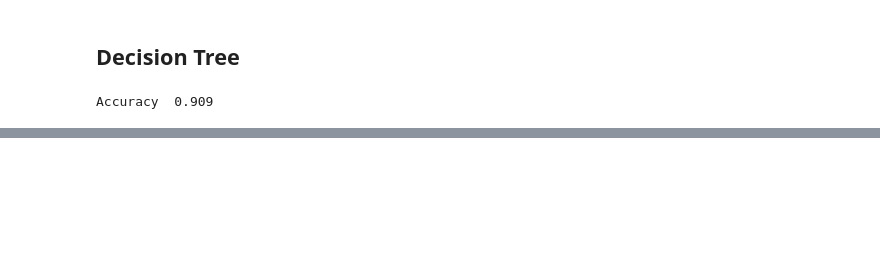
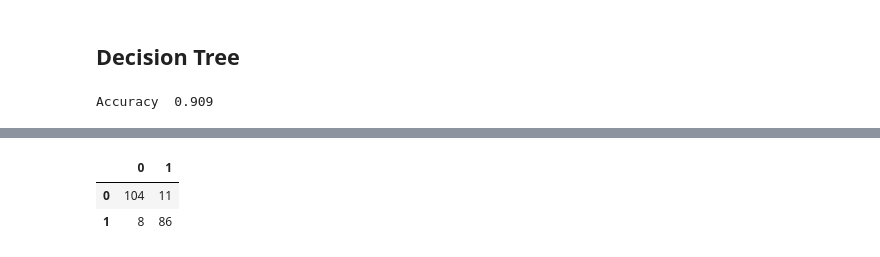
Before and after one commit to NafisFaiyaz007/CSE-445-Machine-learning_Predicting-Risky-Alcohol-Consumption-among-Students, a Jupyter notebook: Research question 3 .ipynb, the cells around one changed output, grey strips where cells are left out. Drawn from its saved outputs; the diff is of its cells as text; code cells hidden in the pictures; blank space fills up the shorter version.

```diff
--- a/Research question 3 .ipynb
+++ b/Research question 3 .ipynb
@@ -201,0 +173,8 @@ Max Depth =  29 , Train Acc. =  0.904 , Test Acc. =  0.904
+# %%
+from sklearn. metrics import classification_report, accuracy_score, confusion_matrix
+# Confu
+pd. DataFrame (confusion_matrix(y_test, dt.predict(X_test)))
+# %% [output]
+|  | 0 | 1 |
+| 0 | 104 | 11 |
+| 1 | 8 | 86 |
```
Also changed, not shown: parts of 8 cells of this notebook, 4 other files.
